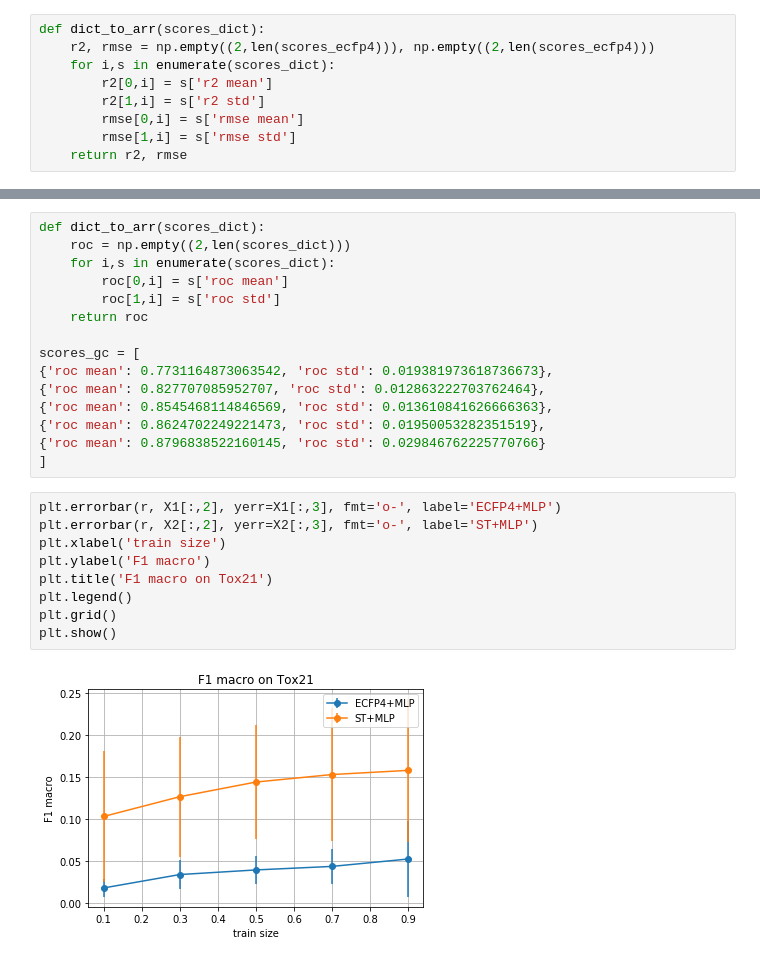
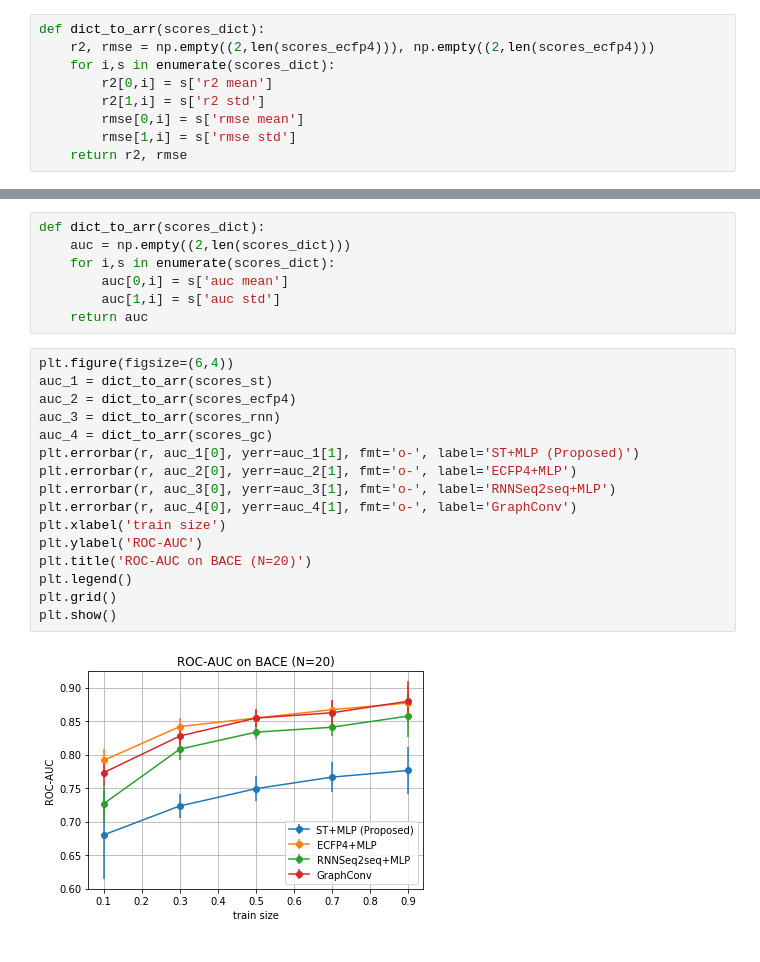
Before and after one commit to DSPsleeporg/smiles-transformer, a Jupyter notebook: smiles_transformer/baseline.ipynb, the cells around one changed output, grey strips where cells are left out. Drawn from its saved outputs; the diff is of its cells as text.

```diff
--- a/smiles_transformer/baseline.ipynb
+++ b/smiles_transformer/baseline.ipynb
@@ -132,26 +160,25 @@ plt.show()
 # %%
 def dict_to_arr(scores_dict):
-    roc = np.empty((2,len(scores_dict)))
+    auc = np.empty((2,len(scores_dict)))
     for i,s in enumerate(scores_dict):
-        roc[0,i] = s['roc mean']
-        roc[1,i] = s['roc std']
-    return roc
-
-scores_gc = [
-{'roc mean': 0.7731164873063542, 'roc std': 0.019381973618736673},
-{'roc mean': 0.827707085952707, 'roc std': 0.012863222703762464},
-{'roc mean': 0.8545468114846569, 'roc std': 0.013610841626666363},
-{'roc mean': 0.8624702249221473, 'roc std': 0.01950053282351519},
-{'roc mean': 0.8796838522160145, 'roc std': 0.029846762225770766}
-]
+        auc[0,i] = s['auc mean']
+        auc[1,i] = s['auc std']
+    return auc
 # %%
-plt.errorbar(r, X1[:,2], yerr=X1[:,3], fmt='o-', label='ECFP4+MLP')
-plt.errorbar(r, X2[:,2], yerr=X2[:,3], fmt='o-', label='ST+MLP')
+plt.figure(figsize=(6,4))
+auc_1 = dict_to_arr(scores_st)
+auc_2 = dict_to_arr(scores_ecfp4)
+auc_3 = dict_to_arr(scores_rnn)
+auc_4 = dict_to_arr(scores_gc)
+plt.errorbar(r, auc_1[0], yerr=auc_1[1], fmt='o-', label='ST+MLP (Proposed)')
+plt.errorbar(r, auc_2[0], yerr=auc_2[1], fmt='o-', label='ECFP4+MLP')
+plt.errorbar(r, auc_3[0], yerr=auc_3[1], fmt='o-', label='RNNSeq2seq+MLP')
+plt.errorbar(r, auc_4[0], yerr=auc_4[1], fmt='o-', label='GraphConv')
 plt.xlabel('train size')
-plt.ylabel('F1 macro')
-plt.title('F1 macro on Tox21')
+plt.ylabel('ROC-AUC')
+plt.title('ROC-AUC on BACE (N=20)')
 plt.legend()
 plt.grid()
 plt.show()
 # %% [output]
-[figure, old version]
+[figure, new version]
```
Also changed, not shown: parts of 31 cells of this notebook, 8 other files.
